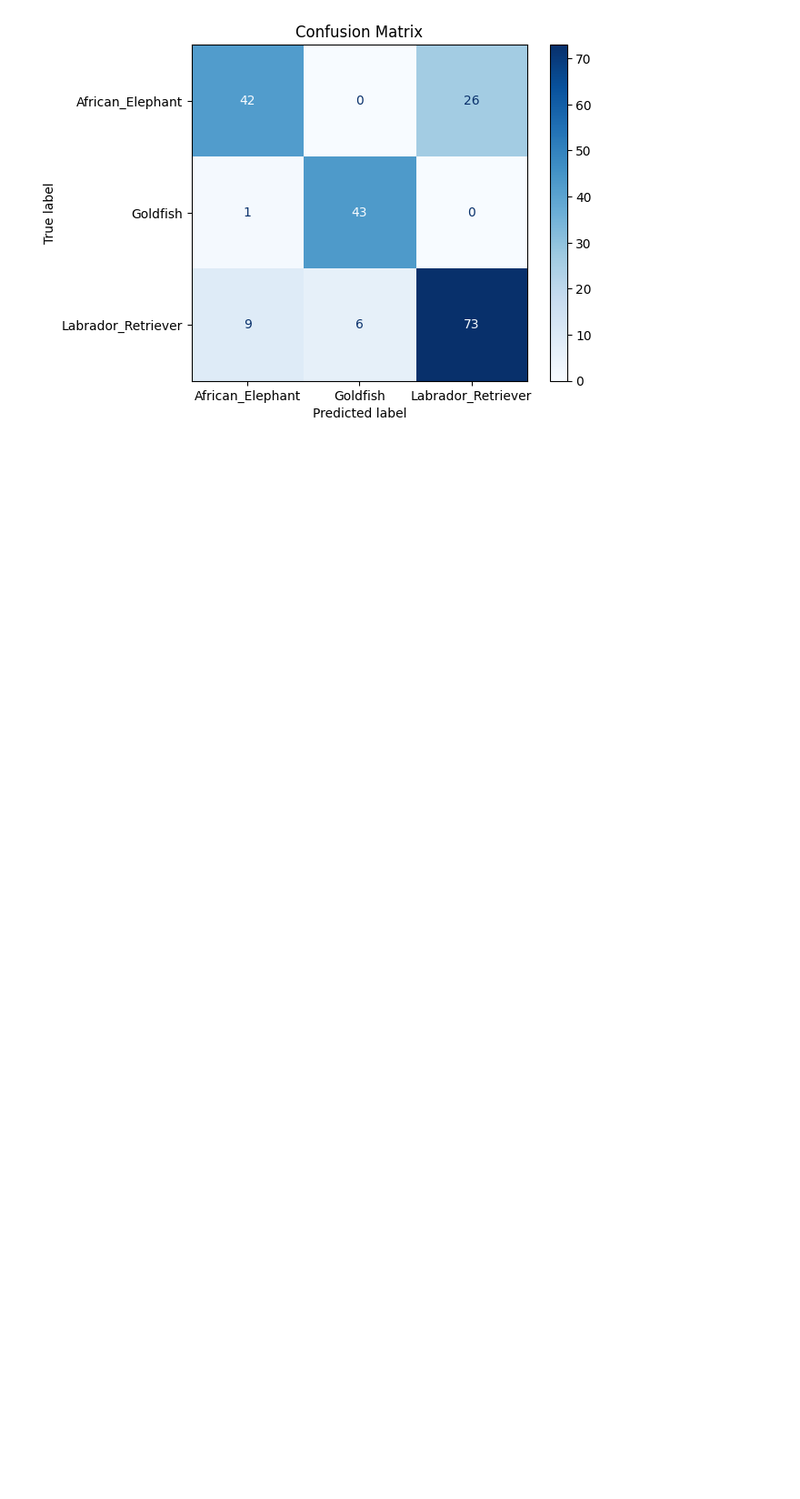
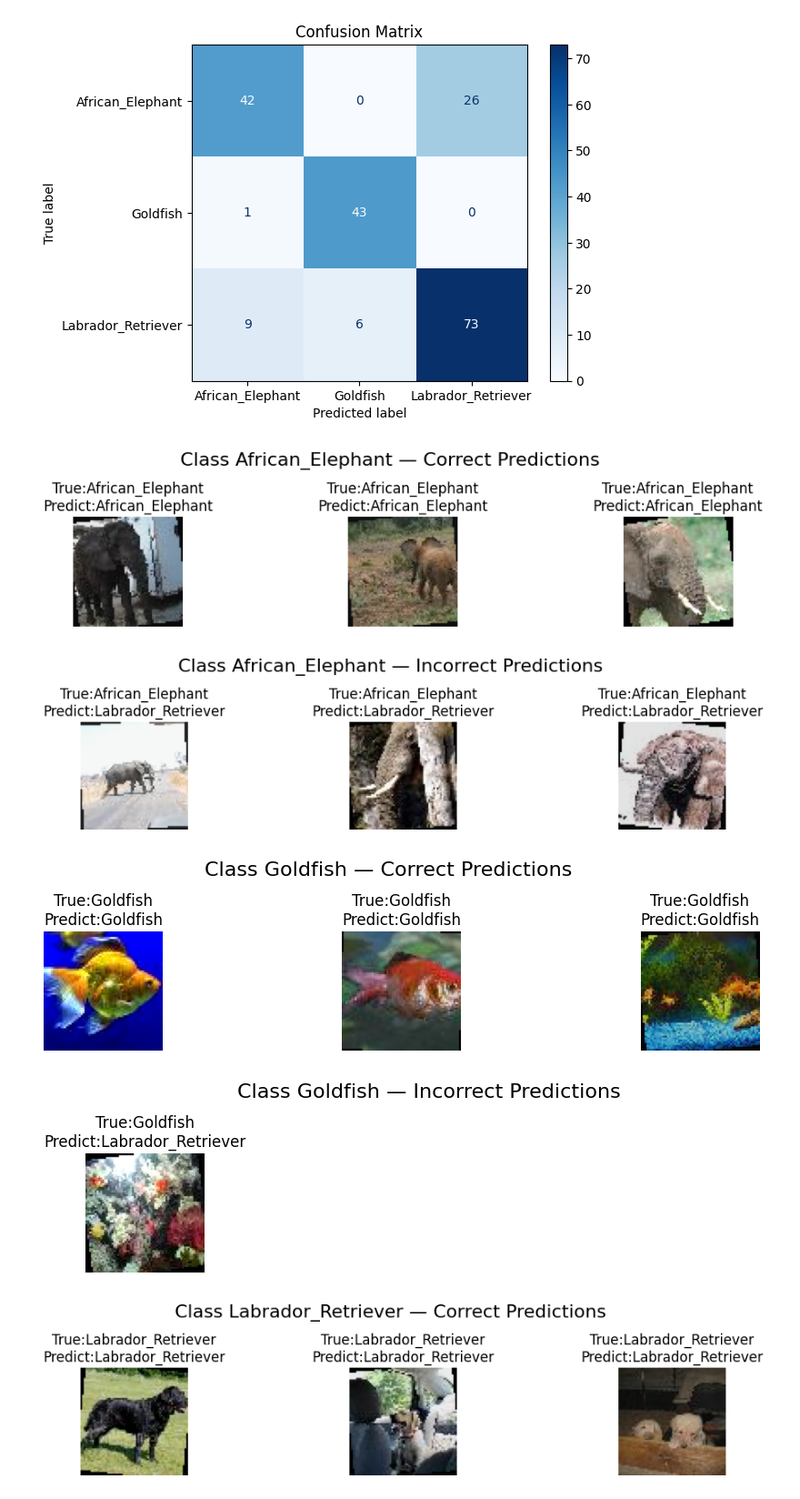
Before and after one commit to jcpan821/DL, a Jupyter notebook: 作業/HW2/hw2.ipynb, the cells around one changed output. Shown at 91% size. Saved outputs shown, nothing was run; the diff lists cells and outputs as text; code cells hidden in the pictures; blank space fills up the shorter version.

Commit message:
adjust cell sequence

```diff
--- a/作業/HW2/hw2.ipynb
+++ b/作業/HW2/hw2.ipynb
@@ -146,7 +90,7 @@ class MyCNN(nn.Module):
         self,
         k = 3,            # kernel size
         s = 1,            # stride
-        f1 = 16, f2 = 32, f3 = 64     # filters
+        f1 = 32, f2 = 64, f3 = 128     # filters
     ):
         super(MyCNN, self).__init__()
 
@@ -379,3 +383,68 @@ Epoch [19/20] Train Loss: 0.3523, Train Acc: 85.25% | Val Loss: 0.4835, Val Acc:
 Epoch [20/20] Train Loss: 0.2843, Train Acc: 87.50% | Val Loss: 0.5324, Val Acc: 81.50%
 [figure]
 [figure]
+# %%
+def show_samples(images, labels, preds, title):
+    plt.figure(figsize=(12, 6))
+    plt.suptitle(title, fontsize=16)
+    plt.subplots_adjust(top=0.85)
+    # 計算實際可顯示的圖片數量，防止超出範圍
+    num_samples = min(9, len(images))  # 最多顯示 9 張，或者根據實際數量顯示
+
+    for i in range(num_samples):
+        plt.subplot(3, 3, i+1)
+        img = images[i].permute(1, 2, 0).numpy()
+        img = (img * np.array([0.229, 0.224, 0.225]) +
+               np.array([0.485, 0.456, 0.406]))
+        img = np.clip(img, 0, 1)
+
+        plt.imshow(img)
+        plt.axis("off")
+        plt.title(f"True:{class_names[labels[i]]}\nPredict:{class_names[preds[i]]}")
+
+    plt.show()
+
+
+# 收集所有結果
+correct = {c: [] for c in range(3)}
+wrong   = {c: [] for c in range(3)}
+
+model.eval()
+with torch.no_grad():
+    for images, labels in val_loader:
+        images = images.to(device)
+        labels = labels.to(device)
+
+        out, _ = model(images)
+        _, preds = out.max(1)
+
+        for i in range(len(labels)):
+            lbl = labels[i].item()
+            pred = preds[i].item()
+
+            if lbl == pred and len(correct[lbl]) < 3:
+                correct[lbl].append((images[i].cpu(), lbl, pred))
+
+            if lbl != pred and len(wrong[lbl]) < 3:
+                wrong[lbl].append((images[i].cpu(), lbl, pred))
+
+
+# 顯示結果（每類 3 張）
+for c in range(3):
+    # 顯示正確預測的圖片
+    imgs = [x[0] for x in correct[c]]
+    lbls = [x[1] for x in correct[c]]
+    preds = [x[2] for x in correct[c]]
+    show_samples(imgs, lbls, preds, f"Class {class_names[c]} — Correct Predictions")
+
+    # 顯示錯誤預測的圖片
+    imgs = [x[0] for x in wrong[c]]
+    lbls = [x[1] for x in wrong[c]]
+    preds = [x[2] for x in wrong[c]]
+    show_samples(imgs, lbls, preds, f"Class {class_names[c]} — Incorrect Predictions")
+# %% [output]
+[figure, added]
+[figure, added]
+[figure, added]
+[figure, added]
+[figure, added]
```
Also changed, not shown: parts of 7 cells of this notebook, 1 other file.
